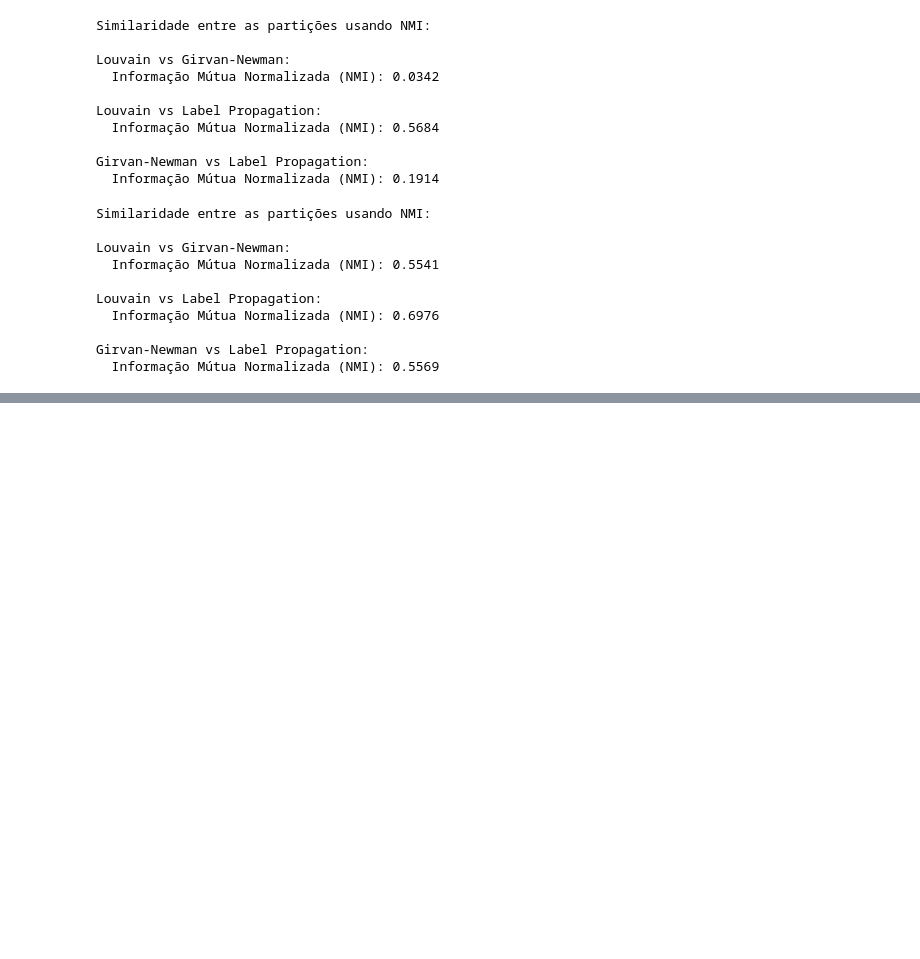
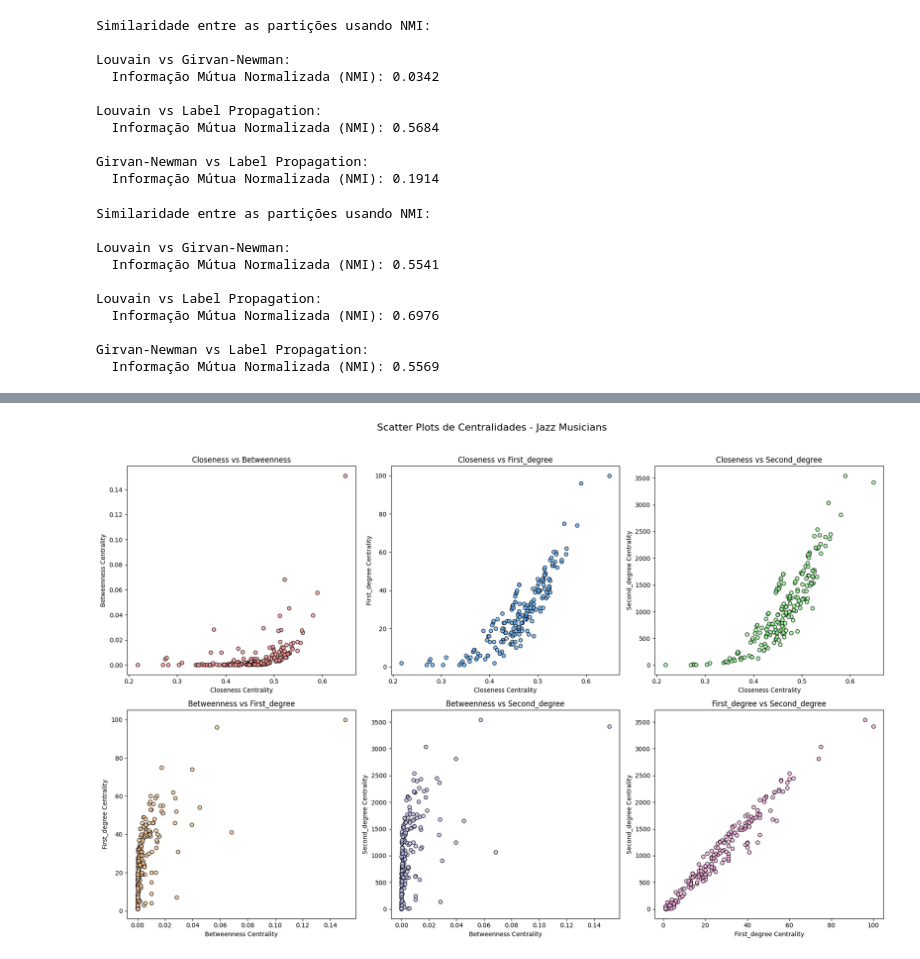
Before and after one commit to VictorFrancheto/logistic-regression, a Jupyter notebook: Prova_1.ipynb, the cells around one changed output, grey strips where cells are left out. Saved outputs shown, nothing was run; the diff lists cells and outputs as text; code cells hidden in the pictures; blank space fills up the shorter version.

```diff
--- a/Prova_1.ipynb
+++ b/Prova_1.ipynb
@@ -579,0 +590,40 @@ Girvan-Newman vs Label Propagation:
+# %%
+def calculate_centralities(G):
+    """
+    Calcula as centralidades de closeness, betweenness, grau de primeiro grau e grau de segundo grau.
+
+    Parâmetros:
+    G (networkx.Graph): O grafo para o qual as centralidades serão calculadas.
+
+    Retorna:
+    dict: Um dicionário com as centralidades para cada nó.
+    """
+
+    # Closeness Centrality (Centralidade de proximidade)
+    closeness_centrality = nx.closeness_centrality(G)
+
+    # Betweenness Centrality (Centralidade de intermediação)
+    betweenness_centrality = nx.betweenness_centrality(G)
+
+    # Grau de Primeiro Grau (grau direto)
+    first_degree_centrality = dict(G.degree())
+
+    # Grau de Segundo Grau (soma dos graus dos vizinhos de cada nó)
+    second_degree_centrality = {}
+    for node in G.nodes():
+        # Para cada nó, somar os graus dos vizinhos
+        second_degree_centrality[node] = sum(first_degree_centrality[neighbor] for neighbor in G.neighbors(node))
+
+    # Combine todas as centralidades em um dicionário
+    centralities = {
+        'closeness': closeness_centrality,
+        'betweenness': betweenness_centrality,
+        'first_degree': first_degree_centrality,
+        'second_degree': second_degree_centrality
+    }
+
+    return centralities
+
+centralities_karate = calculate_centralities(G_karate)
+centralities_jazz = calculate_centralities(G_jazz)
+centralities_polbooks = calculate_centralities(G_polbooks)
@@ -579,0 +678,4 @@ Girvan-Newman vs Label Propagation:
+# %%
+scatter_plot_centralities(centralities_jazz, "Jazz Musicians")
+# %% [output]
+[figure, added]
```
Also changed, not shown: parts of 20 cells of this notebook.
